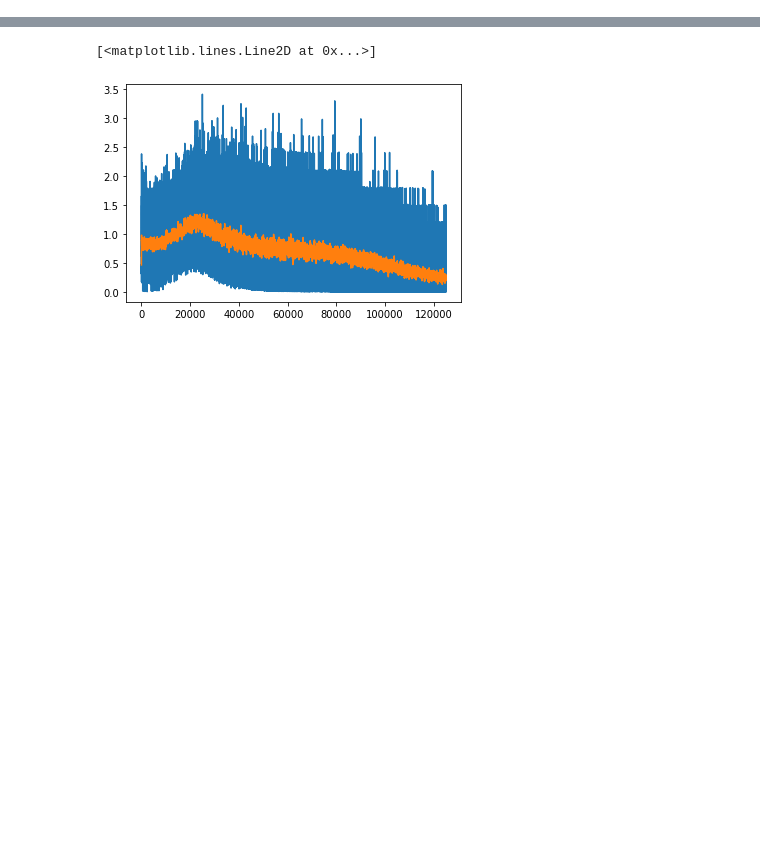
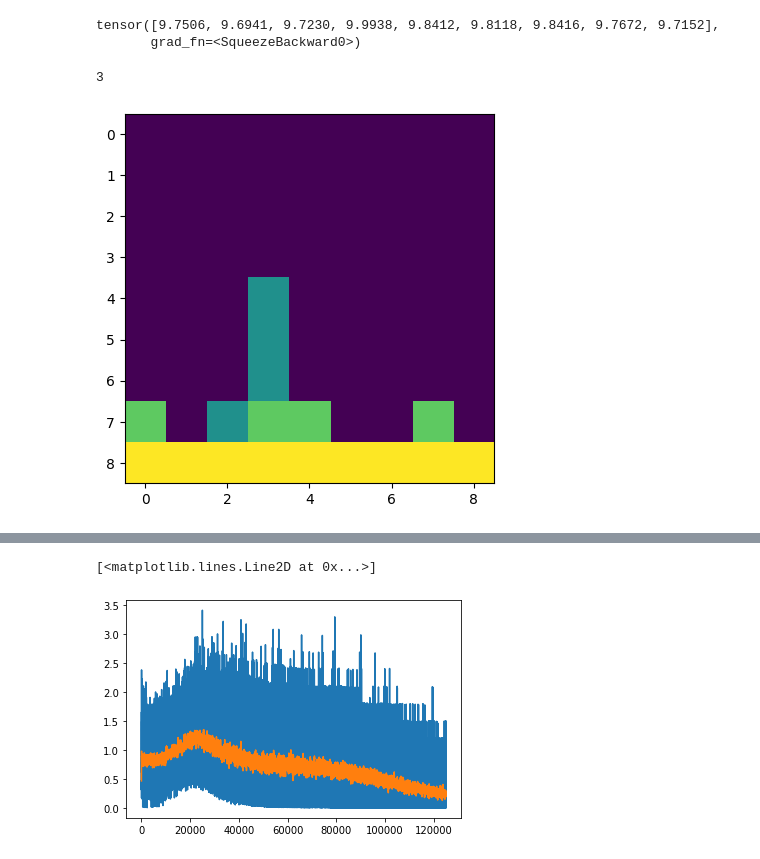
Before and after one commit to rachel-lim/cs5180, a Jupyter notebook: final_project/main_connectFour.ipynb, the cells around one changed output, grey strips where cells are left out. Saved outputs shown, nothing was run; the diff lists cells and outputs as text; code cells hidden in the pictures; blank space fills up the shorter version.

```diff
--- a/final_project/main_connectFour.ipynb
+++ b/final_project/main_connectFour.ipynb
@@ -203,0 +143,5 @@ saved_models['100_0'] = copy.deepcopy(dqn_model)
+# %%
+dqn_model(torch.tensor(env.grid, dtype=torch.float32).unsqueeze(0).unsqueeze(0))
+# %% [output]
+tensor([9.7506, 9.6941, 9.7230, 9.9938, 9.8412, 9.8118, 9.8416, 9.7672, 9.7152],
+       grad_fn=<SqueezeBackward0>)
@@ -203,0 +161,8 @@ saved_models['100_0'] = copy.deepcopy(dqn_model)
+# %%
+count_concurrent_occurrences(env.grid[:, 3], .5)
+# %% [output]
+3
+# %%
+env.render()
+# %% [output]
+[figure, added]
```
Also changed, not shown: parts of 24 cells of this notebook, 24 other files.
